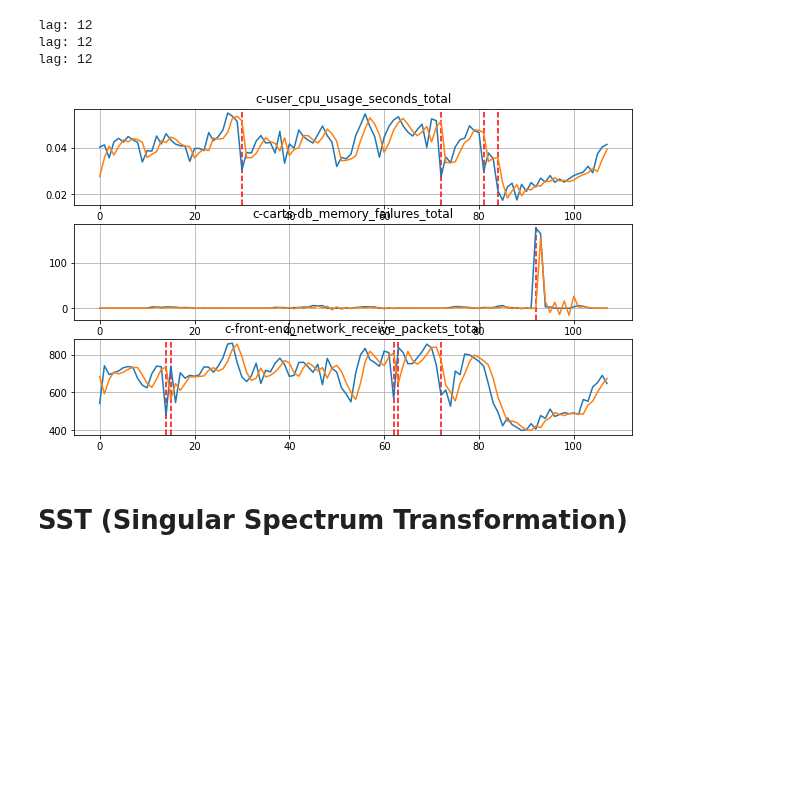
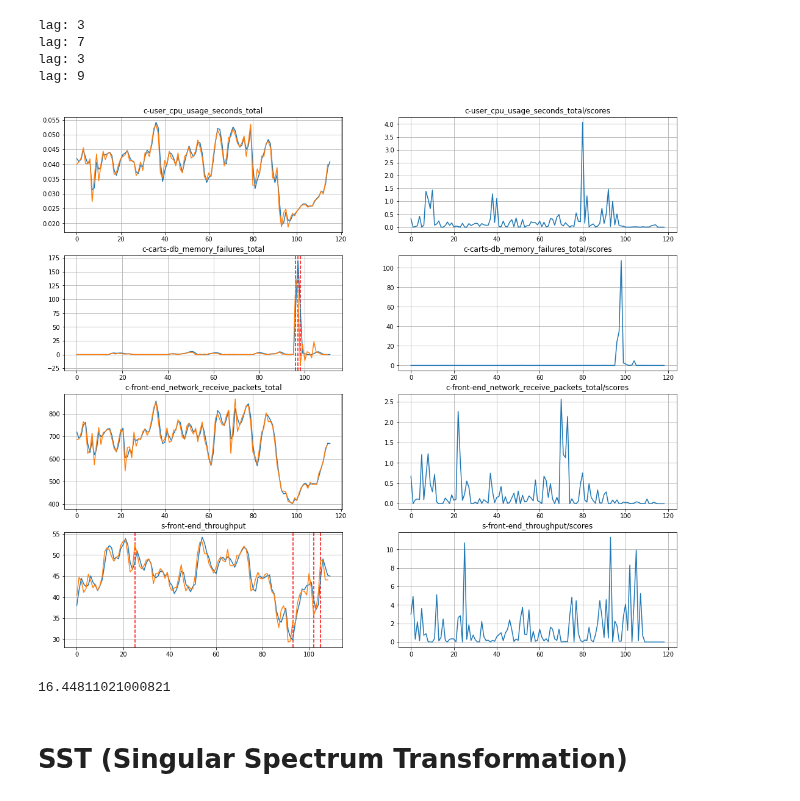
Before and after one commit to ai4sre/meltria-analyzer, a Jupyter notebook: notebooks/investigate_ar-based-ad_issue.ipynb, the cells around one changed output. Drawn from its saved outputs; the diff is of its cells as text; code cells hidden in the pictures; blank space fills up the shorter version.

```diff
--- a/notebooks/investigate_ar-based-ad_issue.ipynb
+++ b/notebooks/investigate_ar-based-ad_issue.ipynb
@@ -133,21 +155,35 @@ def ar_based_ad(series, ar_lag=0, ar_threshold: float = 0.01, trend='n', ic='aic
     outliers, abn_th = AROutlierDetector.detect_by_fitting_dist(scores, threshold=ar_threshold)
     return outliers, scores, preds, r
 # %%
-fig, axs = plt.subplots(len(series))
-fig.set_size_inches(10, 2*len(series))
+fig, axs = plt.subplots(len(series), ncols=2)
+fig.set_size_inches(18, 4*len(series))
 for (name, ts), ax in zip(series.items(), axs):
-    outliers, scores, preds, lag = ar_based_ad(np.array(ts), ar_threshold=0.05, trend='n', ic='aic')
+    ts = np.array(ts)
+    ts = tsdr.smooth_with_ma(ts, tsifter_moving_average_window_size=4)
+    outliers, scores, preds, lag = ar_based_ad(ts, ar_threshold=0.001, trend='n', ic='bic')
     for (idx, score) in outliers:
-        ax.axvline(idx, color='red', linestyle='dashed', label='breaks')
-    ax.set_title(name)
-    ax.plot(ts[lag:])
-    ax.plot(preds)
-    ax.grid()
+        ax[0].axvline(idx, color='red', linestyle='dashed', label='breaks')
+    ax[0].set_title(name)
+    ax[0].plot(ts[lag:])
+    ax[0].plot(preds)
+    ax[1].set_title(name + '/scores')
+    ax[1].plot(scores)
+    ax[0].grid()
+    ax[1].grid()
 # %% [output]
-lag: 12
-lag: 12
-lag: 12
+lag: 3
+lag: 7
+lag: 3
+lag: 9
-[figure, old version]
+[figure, new version]
+# %%
+from scipy.stats import chi2
+
+threshold=0.0001
+abn_th = chi2.interval(1-threshold, 1)[1]
+abn_th
+# %% [output]
+16.44811021000821
 # %% [markdown]
 # SST (Singular Spectrum Transformation)
 # %%
```
Also changed, not shown: parts of 1 cell of this notebook.
